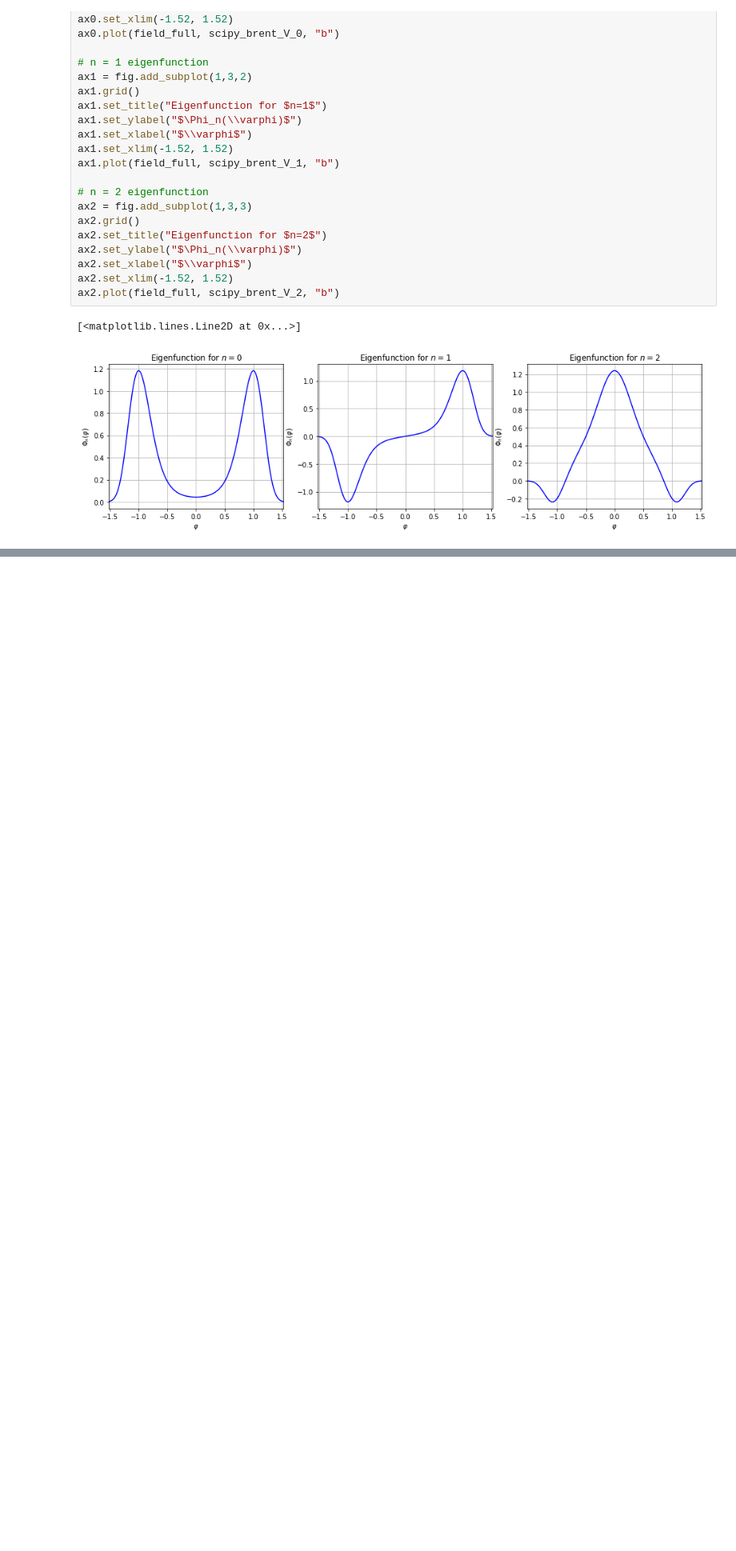
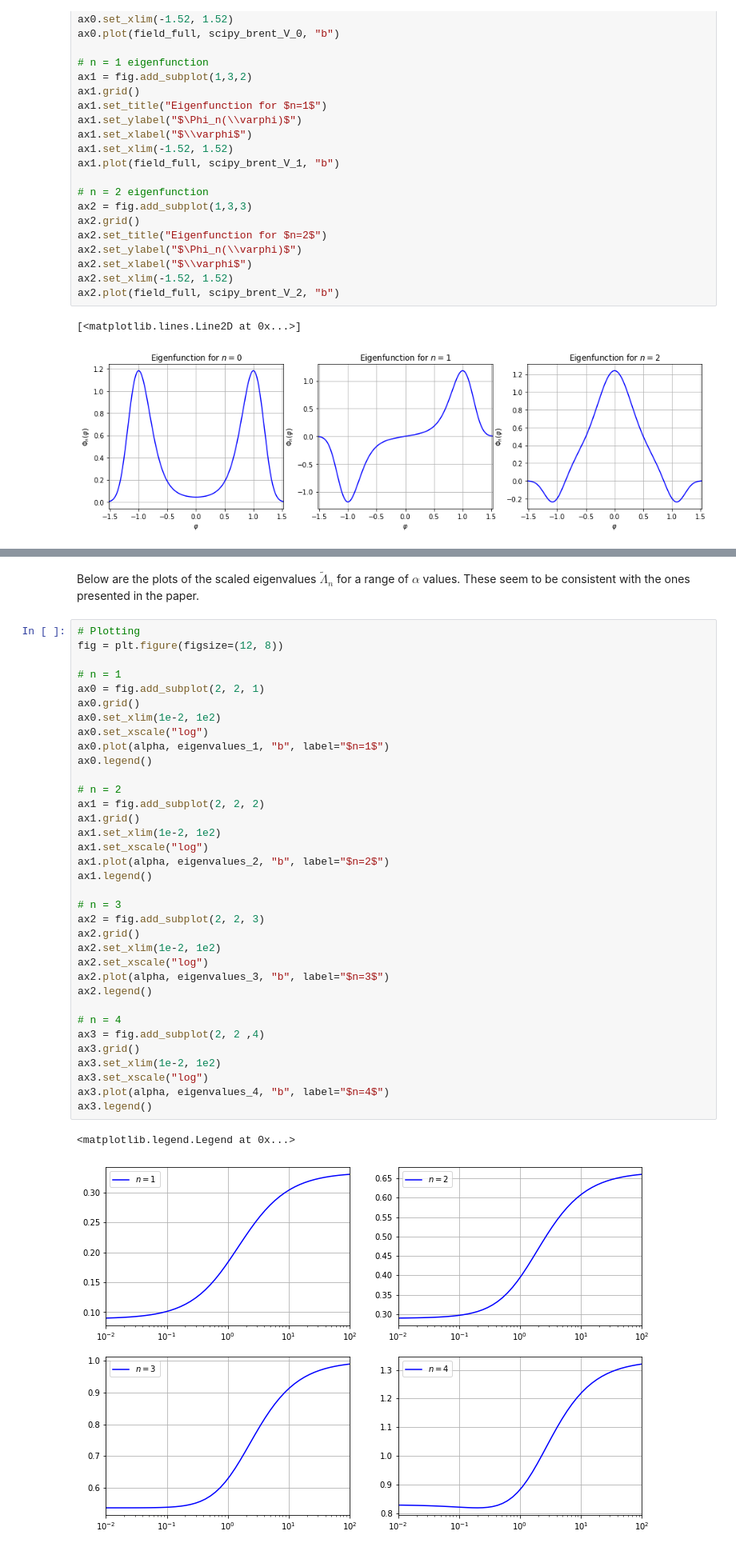
Before and after one commit to oleksiysmola/MSci-Project-Solving-the-Fokker-Planck-equation, a Jupyter notebook: Quartic Potential.ipynb, the cells around one changed output, grey strips where cells are left out. Shown: that part at 80% size. Drawn from its saved outputs; the diff is of its cells as text; blank space fills up the shorter version.

Commit message:
Added double-well eigenvalue plots and begun considering asymmetric potentials.

```diff
--- a/Quartic Potential.ipynb
+++ b/Quartic Potential.ipynb
@@ -675,0 +826,40 @@ plt.colorbar()
+# %% [markdown]
+Below are the plots of the scaled eigenvalues $\tilde{\Lambda}_n$ for a range of $\alpha$ values. These seem to be consistent with the ones presented in the paper.
+# %%
+# Plotting
+fig = plt.figure(figsize=(12, 8))
+
+# n = 1
+ax0 = fig.add_subplot(2, 2, 1)
+ax0.grid()
+ax0.set_xlim(1e-2, 1e2)
+ax0.set_xscale("log")
+ax0.plot(alpha, eigenvalues_1, "b", label="$n=1$")
+ax0.legend()
+
+# n = 2
+ax1 = fig.add_subplot(2, 2, 2)
+ax1.grid()
+ax1.set_xlim(1e-2, 1e2)
+ax1.set_xscale("log")
+ax1.plot(alpha, eigenvalues_2, "b", label="$n=2$")
+ax1.legend()
+
+# n = 3
+ax2 = fig.add_subplot(2, 2, 3)
+ax2.grid()
+ax2.set_xlim(1e-2, 1e2)
+ax2.set_xscale("log")
+ax2.plot(alpha, eigenvalues_3, "b", label="$n=3$")
+ax2.legend()
+
+# n = 4
+ax3 = fig.add_subplot(2, 2 ,4)
+ax3.grid()
+ax3.set_xlim(1e-2, 1e2)
+ax3.set_xscale("log")
+ax3.plot(alpha, eigenvalues_4, "b", label="$n=4$")
+ax3.legend()
+# %% [output]
+<matplotlib.legend.Legend at 0x...>
+[figure, added]
```
Also changed, not shown: parts of 17 cells of this notebook, 1 other file.
